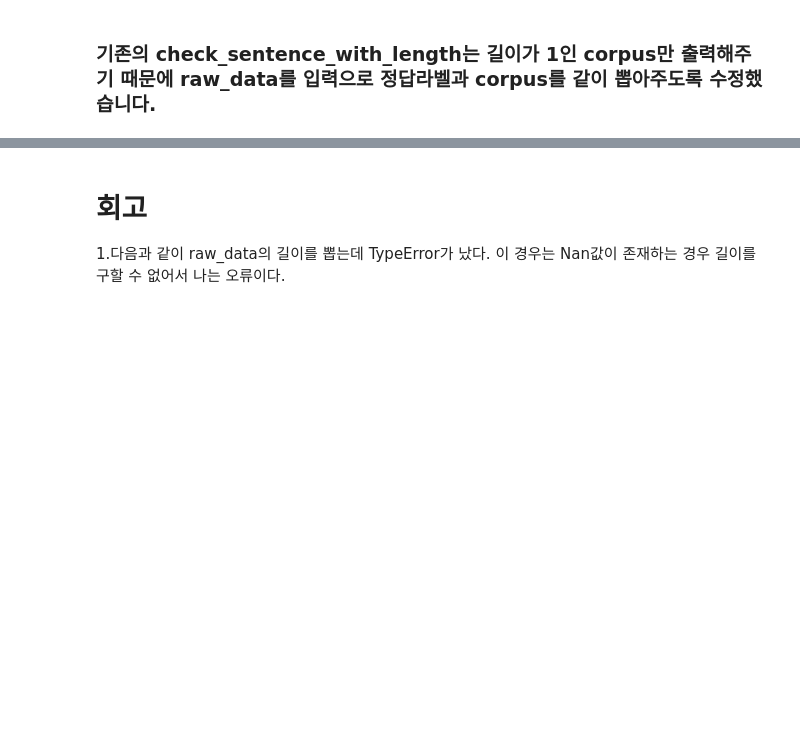
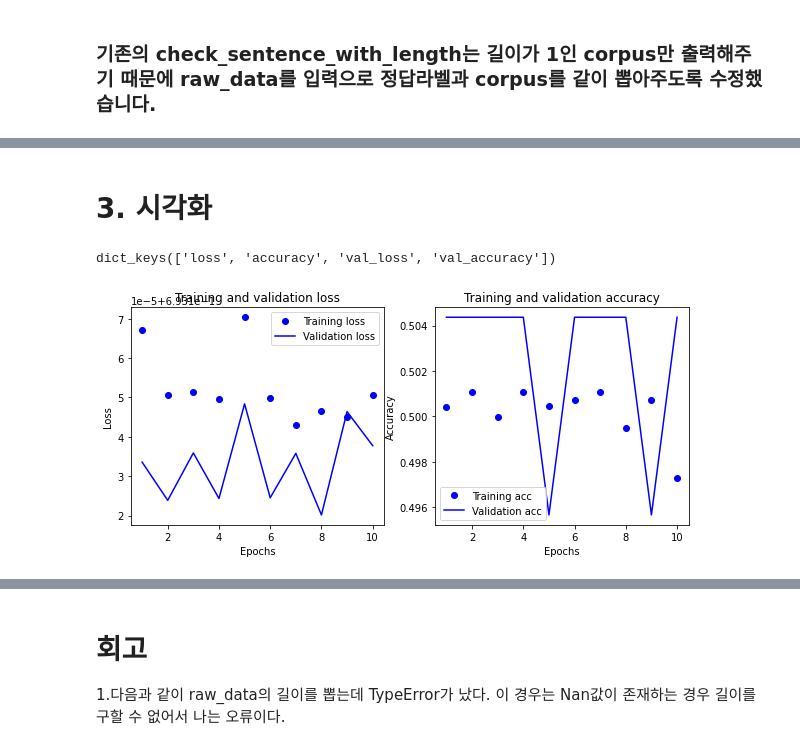
Before and after one commit to Nega0619/Aiffel_Submitted_Exploration_nodes, a Jupyter notebook: Going_Deeper(NLP)_02_Make_a_nice_dictionary_of_words.ipynb, the cells around one changed output, grey strips where cells are left out. Cells and saved outputs as stored; diff of their text form; code cells hidden in the pictures; blank space fills up the shorter version.

```diff
--- a/Going_Deeper(NLP)_02_Make_a_nice_dictionary_of_words.ipynb
+++ b/Going_Deeper(NLP)_02_Make_a_nice_dictionary_of_words.ipynb
@@ -312,0 +547,13 @@ raw_data = raw_data[raw_data['document'].map(len) > 1]
+# %%
+import keras
+vocab_size = 10000    # 어휘 사전의 크기입니다(10,000개의 단어)
+word_vector_dim = 256  # 워드 벡터의 차원 수 (변경 가능한 하이퍼파라미터)
+# %%
+# model_LSTM 설계 - 딥러닝 모델 코드를 직접 작성해 주세요.
+model_LSTM = keras.Sequential()
+model_LSTM.add(keras.layers.Embedding(vocab_size, word_vector_dim, input_shape=(None,)))
+model_LSTM.add(keras.layers.LSTM(20))   # 가장 널리 쓰이는 RNN인 LSTM 레이어를 사용하였습니다. 이때 LSTM state 벡터의 차원수는 8로 하였습니다. (변경 가능)
+model_LSTM.add(keras.layers.Dense(8, activation='relu'))
+model_LSTM.add(keras.layers.Dense(1, activation='sigmoid'))  # 최종 출력은 긍정/부정을 나타내는 1dim 입니다.
+
+model_LSTM.summary()
@@ -312,0 +613,38 @@ raw_data = raw_data[raw_data['document'].map(len) > 1]
+# %% [markdown]
+# 3. 시각화
+# %%
+history_lstm_dict = history_lstm.history
+print(history_lstm_dict.keys()) # epoch에 따른 그래프를 그려볼 수 있는 항목들
+# %% [output]
+dict_keys(['loss', 'accuracy', 'val_loss', 'val_accuracy'])
+# %%
+acc = history_lstm_dict['accuracy']
+val_acc = history_lstm_dict['val_accuracy']
+loss = history_lstm_dict['loss']
+val_loss = history_lstm_dict['val_loss']
+
+epochs = range(1, len(acc) + 1)
+# %%
+import matplotlib.pyplot as plt
+plt.figure(figsize=(10, 4))
+
+# Loss 그래프
+plt.subplot(1, 2, 1)
+plt.plot(epochs, loss, 'bo', label='Training loss') # "bo"는 "파란색 점"
+plt.plot(epochs, val_loss, 'b', label='Validation loss') # "b"는 "파란 실선"
+plt.title('Training and validation loss')
+plt.xlabel('Epochs')
+plt.ylabel('Loss')
+plt.legend()
+
+# Accuracy 그래프
+plt.subplot(1, 2, 2)
+plt.plot(epochs, acc, 'bo', label='Training acc')
+plt.plot(epochs, val_acc, 'b', label='Validation acc')
+plt.title('Training and validation accuracy')
+plt.xlabel('Epochs')
+plt.ylabel('Accuracy')
+plt.legend()
+plt.show()
+# %% [output]
+[figure, added]
```
Also changed, not shown: parts of 44 cells of this notebook, 1 other file.
